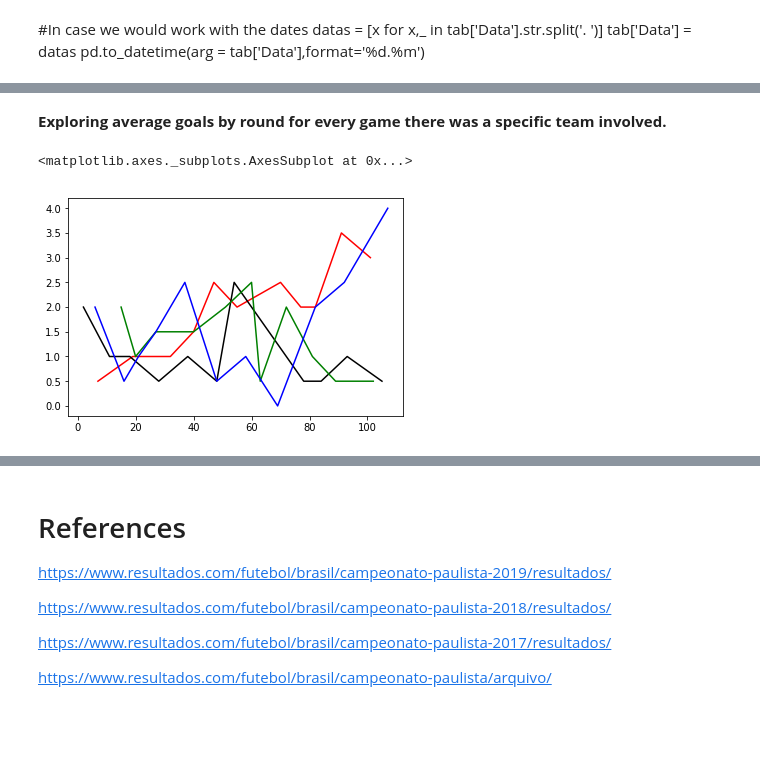
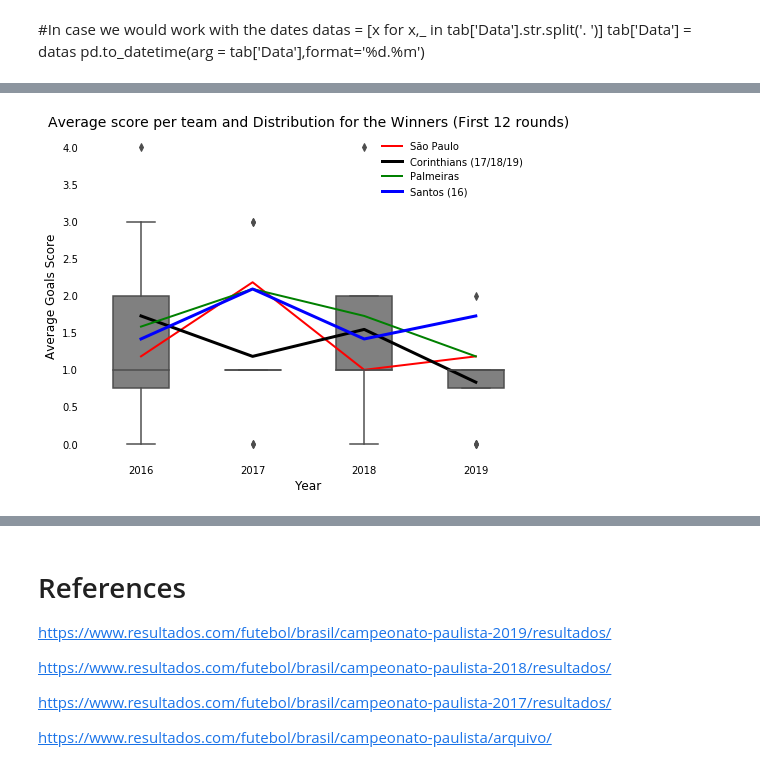
Before and after one commit to prbronze/Learning, a Jupyter notebook: Charting and Plotting/Paulista Football Championship/Paulista_Football_Championship.ipynb, the cells around one changed output, grey strips where cells are left out. Cells and saved outputs as stored; diff of their text form; code cells hidden in the pictures; blank space fills up the shorter version.

Commit message:
Cleaning excess code and chart. Added Discussion

```diff
--- a/Charting and Plotting/Paulista Football Championship/Paulista_Football_Championship.ipynb
+++ b/Charting and Plotting/Paulista Football Championship/Paulista_Football_Championship.ipynb
@@ -48,10 +49,10 @@ datas = [x for x,_ in tab['Data'].str.split('. ')]
 tab['Data'] = datas
 pd.to_datetime(arg = tab['Data'],format='%d.%m')
 # %%
-tab_16 = sort_df('tab_2016.xlsx')
-tab_17 = sort_df('tab_2017.xlsx')
-tab_18 = sort_df('tab_2018.xlsx')
-tab_19 = sort_df('tab_2019.xlsx')
+tab_16 = sort_df('assig4_2016.xlsx')
+tab_17 = sort_df('assig4_2017.xlsx')
+tab_18 = sort_df('assig4_2018.xlsx')
+tab_19 = sort_df('assig4_2019.xlsx')
 # %%
 SP = [avg_round('São Paulo',tab_16),avg_round('São Paulo',tab_17),avg_round('São Paulo',tab_18),avg_round('São Paulo',tab_19)]
 CO = [avg_round('Corinthians',tab_16),avg_round('Corinthians',tab_17),avg_round('Corinthians',tab_18),avg_round('Corinthians',tab_19)]
@@ -78,10 +67,19 @@ plt.xticks(ticks=[0,1,2,3],labels=['2016','2017','2018','2019']);
-# %% [markdown]
-__Exploring average goals by round for every game there was a specific team involved.__
-# %%
-tab_17[(tab_17['Team_1']== 'São Paulo') | (tab_17['Team_2']== 'São Paulo')].mean(axis=1).plot(c='red')
-tab_17[(tab_17['Team_1']== 'Corinthians') | (tab_17['Team_2']== 'Corinthians')].mean(axis=1).plot(c='black')
-tab_17[(tab_17['Team_1']== 'Palmeiras') | (tab_17['Team_2']== 'Palmeiras')].mean(axis=1).plot(c='green')
-tab_17[(tab_17['Team_1']== 'Santos') | (tab_17['Team_2']== 'Santos')].mean(axis=1).plot(c='blue')
-# %% [output]
-<matplotlib.axes._subplots.AxesSubplot at 0x...>
-[figure, removed]
+# %%
+plt.figure(figsize=(8,6))
+plt.plot(SP,c='red',linewidth=2)
+plt.gca().plot(CO,c='black',linewidth=3)
+plt.gca().plot(PAL,c='green',linewidth=2)
+plt.gca().plot(STS,'blue',linewidth=3)
+plt.title('Average score per team and Distribution for the Winners (First 12 rounds)',size=14)
+plt.gca().set_ylabel('Average Goals Score',size=12)
+plt.gca().set_xlabel('Year',size=12)
+
+sns.boxplot(data=data_1,width=0.5,color='grey')
+plt.gca().legend(labels=['São Paulo','Corinthians (17/18/19)','Palmeiras','Santos (16)'],loc='upper right',frameon=False)
+
+plt.xticks(ticks=[0,1,2,3],labels=['2016','2017','2018','2019']);
+plt.tick_params(bottom=False,left=False)
+
+sns.despine(top=True, right=True, left=True, bottom=True)
+# %% [output]
+[figure, added]
```
Also changed, not shown: parts of 4 cells of this notebook.
